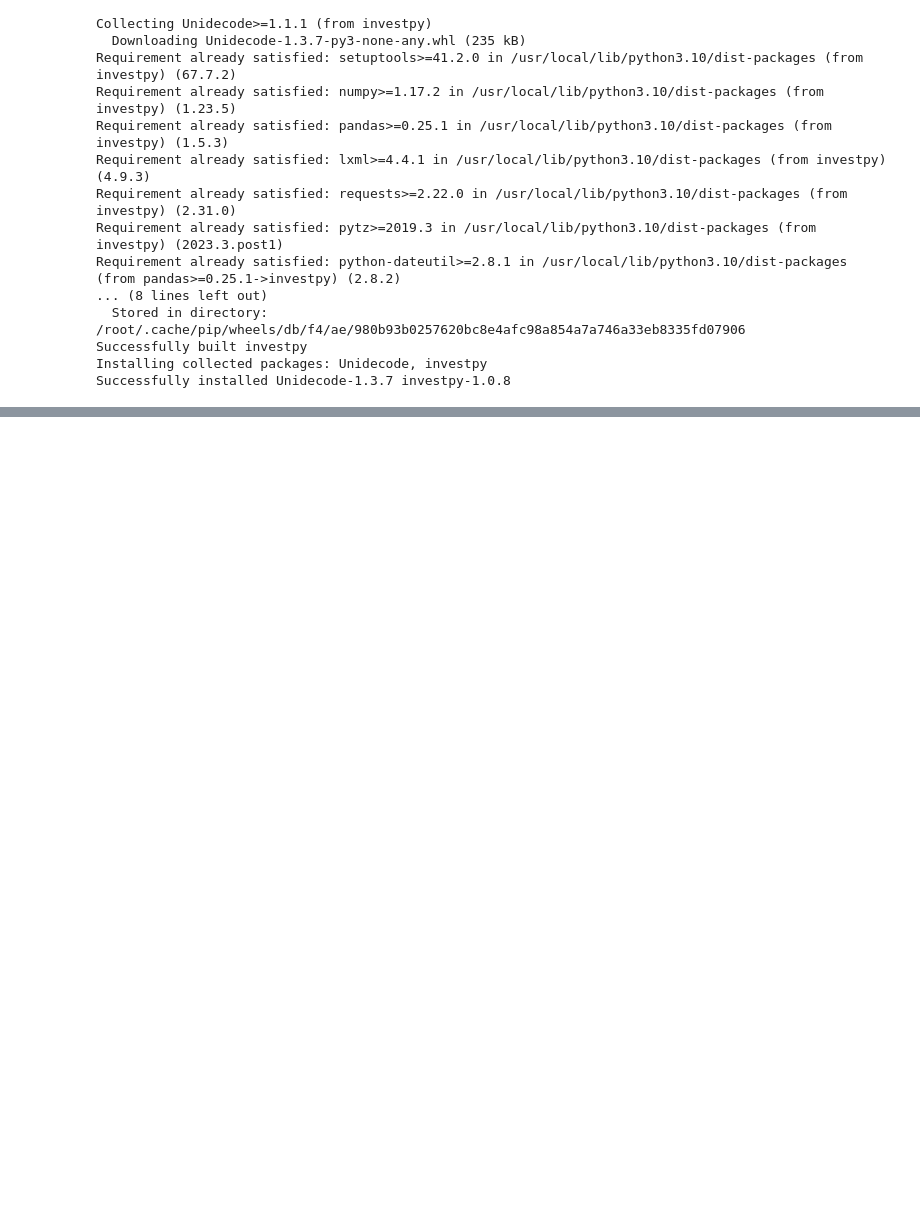
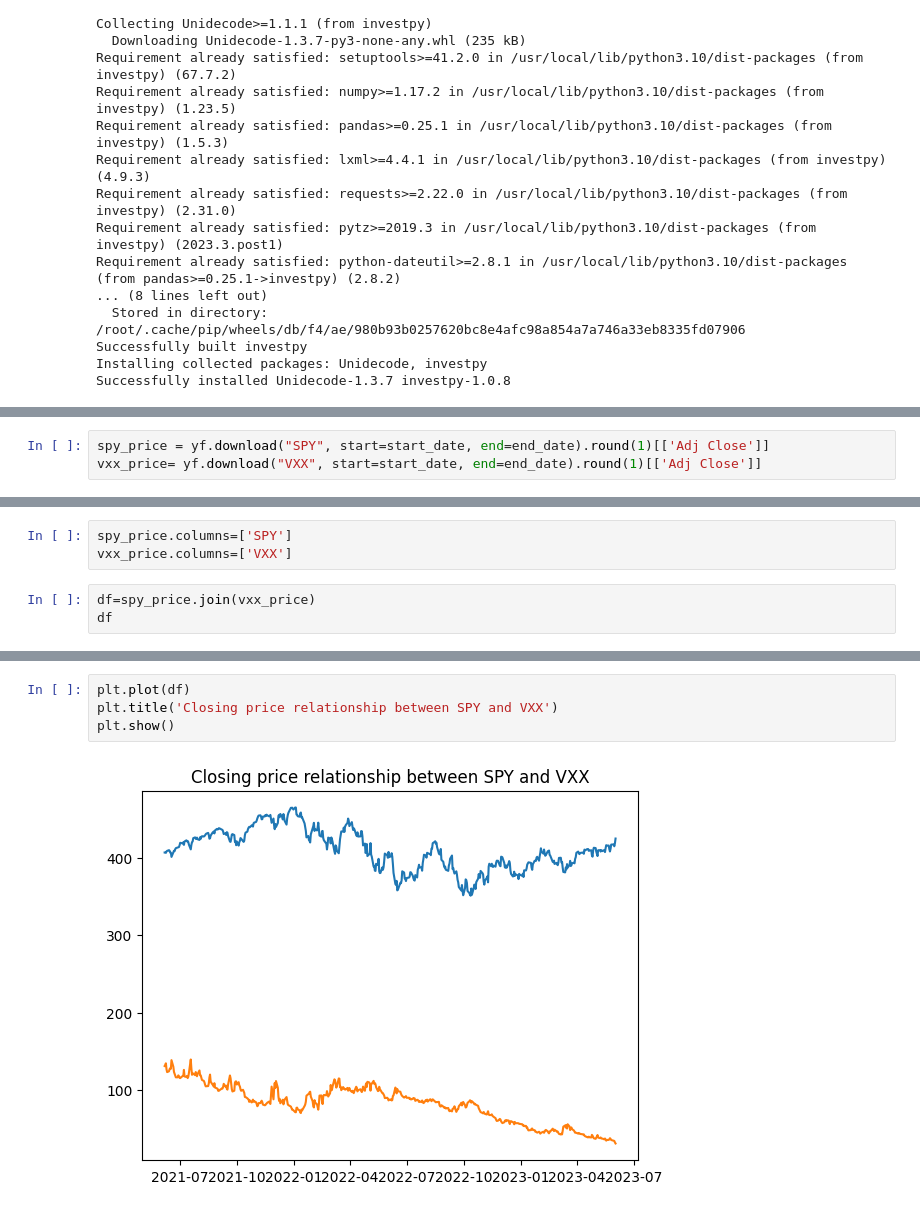
Before and after one commit to raymondkl92/wqu_capstone_vxx, a Jupyter notebook: Capstone_P.ipynb, the cells around one changed output, grey strips where cells are left out. Drawn from its saved outputs; the diff is of its cells as text; blank space fills up the shorter version.

```diff
--- a/Capstone_P.ipynb
+++ b/Capstone_P.ipynb
@@ -268,0 +266,3 @@ VXX = investpy.indices.get_index_historical_data(index="VXX", country= "United S
+# %%
+spy_price = yf.download("SPY", start=start_date, end=end_date).round(1)[['Adj Close']]
+vxx_price= yf.download("VXX", start=start_date, end=end_date).round(1)[['Adj Close']]
@@ -268,0 +272,6 @@ VXX = investpy.indices.get_index_historical_data(index="VXX", country= "United S
+# %%
+spy_price.columns=['SPY']
+vxx_price.columns=['VXX']
+# %%
+df=spy_price.join(vxx_price)
+df
@@ -268,0 +293,6 @@ VXX = investpy.indices.get_index_historical_data(index="VXX", country= "United S
+# %%
+plt.plot(df)
+plt.title('Closing price relationship between SPY and VXX')
+plt.show()
+# %% [output]
+[figure, added]
```
Also changed, not shown: parts of 28 cells of this notebook.
